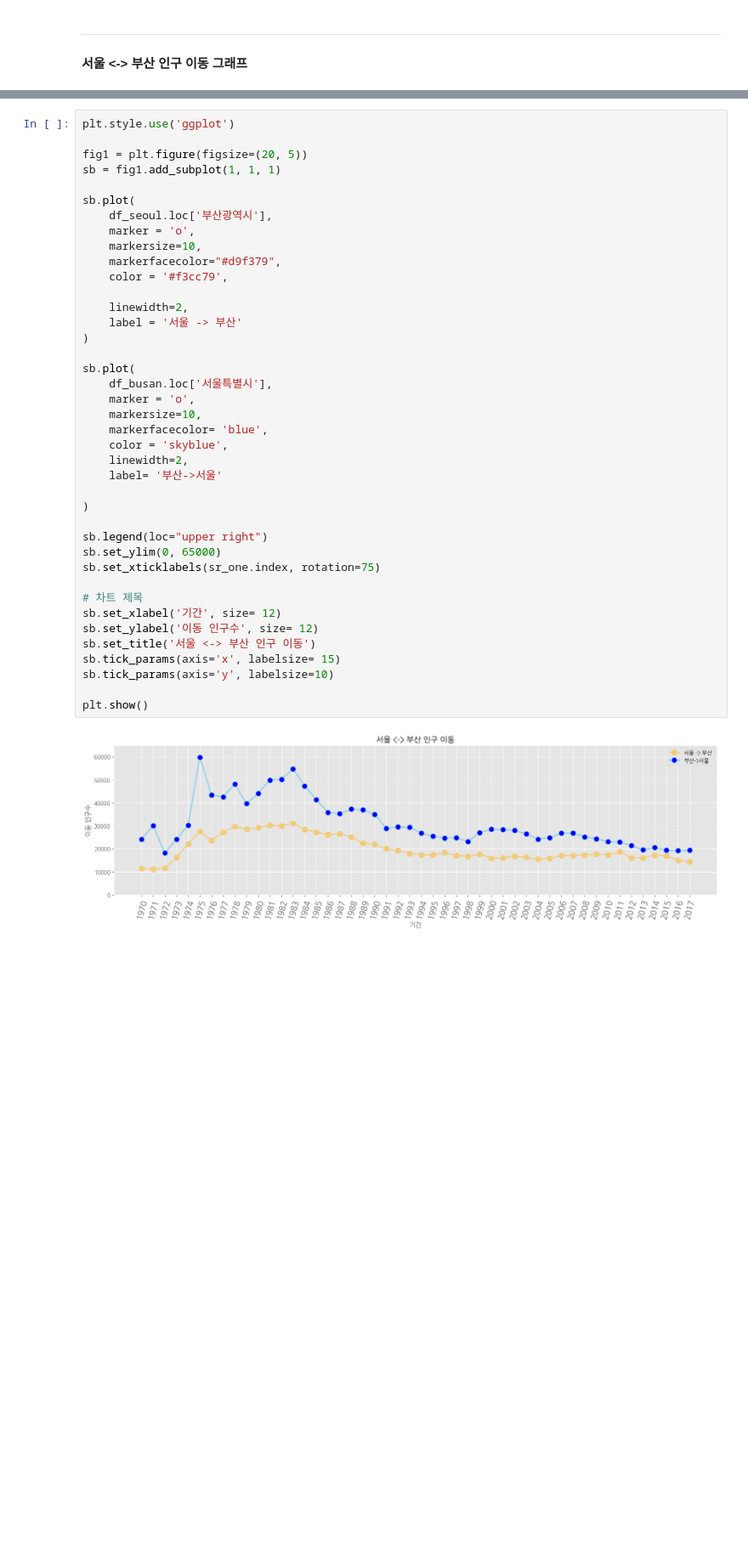
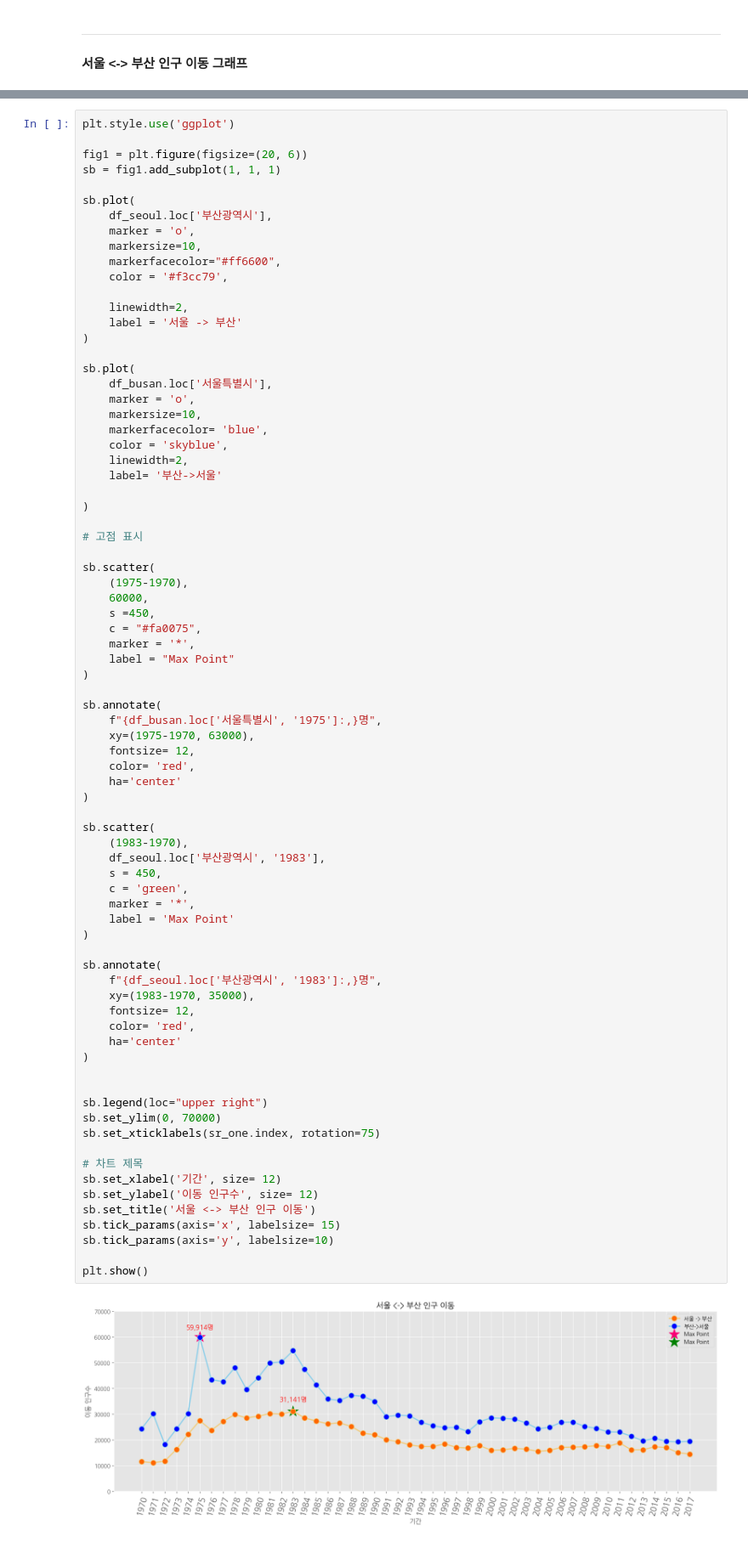
Before and after one commit to Hgracefield/dataAnalysis, a Jupyter notebook: Note/08.시각화도구.ipynb, the cells around one changed output, grey strips where cells are left out. Shown at 85% size. Cells and saved outputs as stored; diff of their text form; blank space fills up the shorter version.

```diff
--- a/Note/08.시각화도구.ipynb
+++ b/Note/08.시각화도구.ipynb
@@ -884,42 +890,79 @@ Name: 서울특별시, dtype: int64
 # %%
 plt.style.use('ggplot')
 
-fig1 = plt.figure(figsize=(20, 5))
+fig1 = plt.figure(figsize=(20, 6))
 sb = fig1.add_subplot(1, 1, 1)
 
 sb.plot(
     df_seoul.loc['부산광역시'],
     marker = 'o',
     markersize=10,
-    markerfacecolor="#d9f379",
+    markerfacecolor="#ff6600",
     color = '#f3cc79',
 
     linewidth=2,
     label = '서울 -> 부산'
 )
 
 sb.plot(
     df_busan.loc['서울특별시'],
     marker = 'o',
     markersize=10,
     markerfacecolor= 'blue',
     color = 'skyblue',
     linewidth=2,
     label= '부산->서울'
 
 )
 
+# 고점 표시
+
+sb.scatter(
+    (1975-1970),
+    60000,
+    s =450,
+    c = "#fa0075",
+    marker = '*',
+    label = "Max Point"
+)
+
+sb.annotate(
+    f"{df_busan.loc['서울특별시', '1975']:,}명",
+    xy=(1975-1970, 63000),
+    fontsize= 12,
+    color= 'red',
+    ha='center'
+)
+
+sb.scatter(
+    (1983-1970),
+    df_seoul.loc['부산광역시', '1983'],
+    s = 450,
+    c = 'green',
+    marker = '*',
+    label = 'Max Point'
+)
+
+sb.annotate(
+    f"{df_seoul.loc['부산광역시', '1983']:,}명",
+    xy=(1983-1970, 35000),
+    fontsize= 12,
+    color= 'red',
+    ha='center'
+)
+
+
 sb.legend(loc="upper right")
-sb.set_ylim(0, 65000)
+sb.set_ylim(0, 70000)
 sb.set_xticklabels(sr_one.index, rotation=75)
 
 # 차트 제목
 sb.set_xlabel('기간', size= 12)
 sb.set_ylabel('이동 인구수', size= 12)
 sb.set_title('서울 <-> 부산 인구 이동')
 sb.tick_params(axis='x', labelsize= 15)
 sb.tick_params(axis='y', labelsize=10)
 
 plt.show()
 # %% [output]
-[figure, old version]
+[figure, new version]
```
Also changed, not shown: parts of 12 cells of this notebook, 1 other file.
